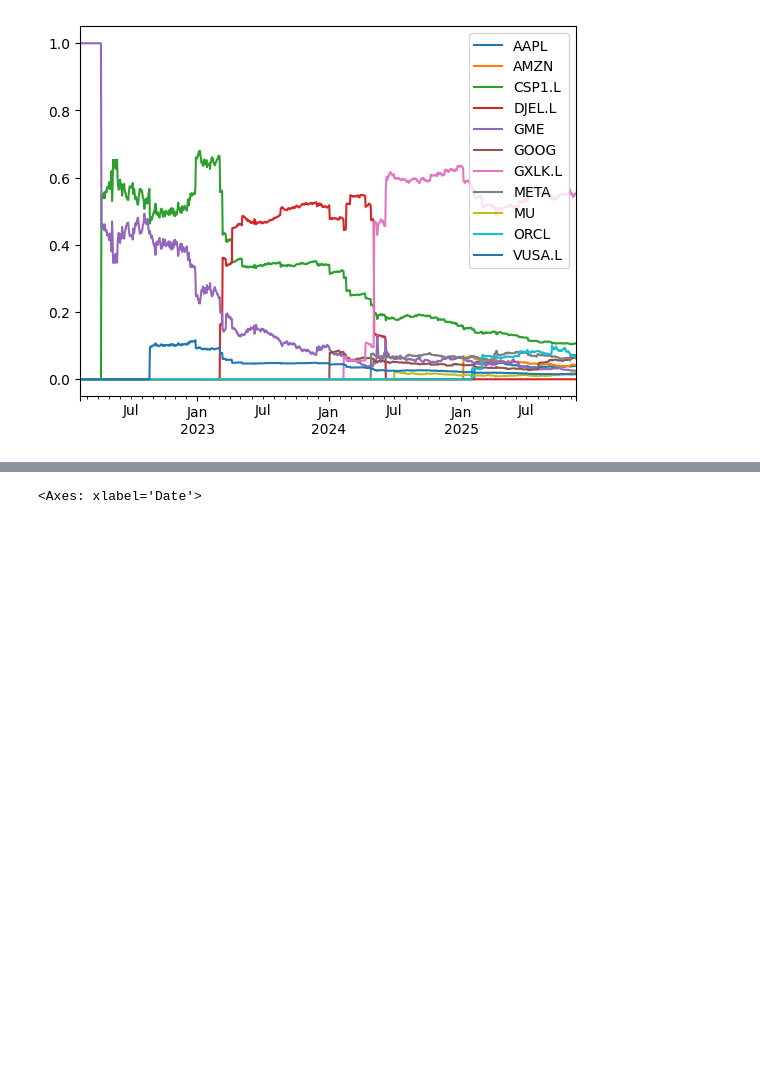
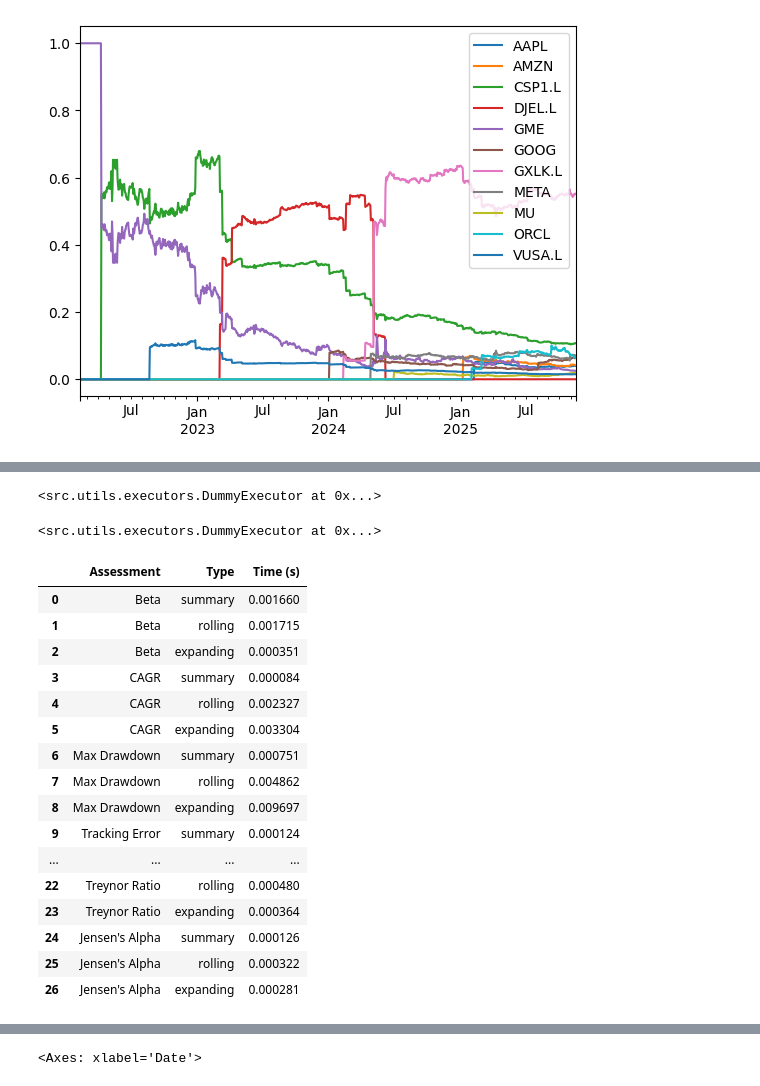
Before and after one commit to abirchLBG/Portfolio, a Jupyter notebook: poc.ipynb, the cells around one changed output, grey strips where cells are left out. Drawn from its saved outputs; the diff is of its cells as text; code cells hidden in the pictures; blank space fills up the shorter version.

```diff
--- a/poc.ipynb
+++ b/poc.ipynb
@@ -172,0 +218,23 @@ f = Evaluation(config).run()
+# %%
+# %tb
+from src.evaluation import Evaluation, ExecutorType
+
+# executor = ExecutorType.DEFAULT()
+# executor = ExecutorType.ProcessPool(max_workers=8)
+
+# from src.app.task_queue import task_queue
+executor = ExecutorType.Remote("http://localhost:8000")
+
+
+f = (
+    Evaluation(config)
+    # .with_assessment_types(["summary"]).with_assessments(["Beta"])
+    # .with_pool(Pool.ProcessPool)
+    # .with_assessments([AssessmentName.Beta])
+    # .with_assessment_types(["rolling"])
+    .with_executor(executor=executor)
+    .run()
+)
+
+
+f._results
@@ -173,3 +260,31 @@ f = Evaluation(config).run()
+# %%
+ExecutorType.DEFAULT(None)
+# %% [output]
+<src.utils.executors.DummyExecutor at 0x...>
+# %%
+Pool.DEFAULT.value(max_workers=8)
+# %% [output]
+<src.utils.executors.DummyExecutor at 0x...>
+# %%
+f.timer()
+# %% [output]
+|  | Assessment | Type | Time (s) |
+| 0 | Beta | summary | 0.001660 |
+| 1 | Beta | rolling | 0.001715 |
+| 2 | Beta | expanding | 0.000351 |
+| 3 | CAGR | summary | 0.000084 |
+| 4 | CAGR | rolling | 0.002327 |
+| 5 | CAGR | expanding | 0.003304 |
+| 6 | Max Drawdown | summary | 0.000751 |
+| 7 | Max Drawdown | rolling | 0.004862 |
+| 8 | Max Drawdown | expanding | 0.009697 |
+| 9 | Tracking Error | summary | 0.000124 |
+| ... | ... | ... | ... |
+| 22 | Treynor Ratio | rolling | 0.000480 |
+| 23 | Treynor Ratio | expanding | 0.000364 |
+| 24 | Jensen's Alpha | summary | 0.000126 |
+| 25 | Jensen's Alpha | rolling | 0.000322 |
+| 26 | Jensen's Alpha | expanding | 0.000281 |
 # %%
 # Had more capital and more focused on active mgmt
 # (switched away from majority holding in DOW)
```
Also changed, not shown: parts of 23 cells of this notebook, 25 other files.
